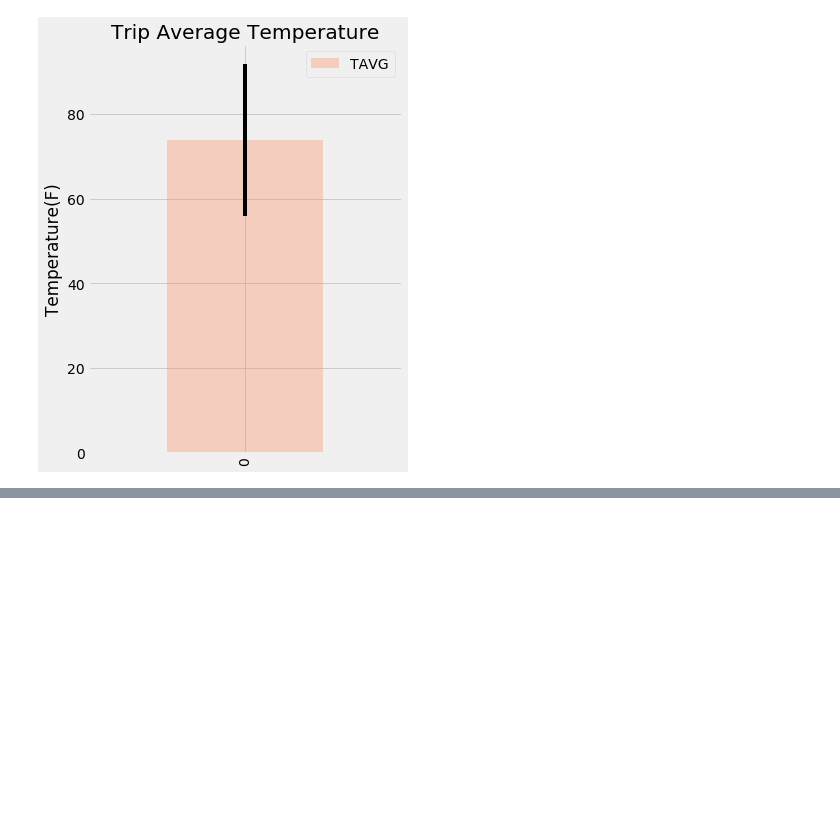
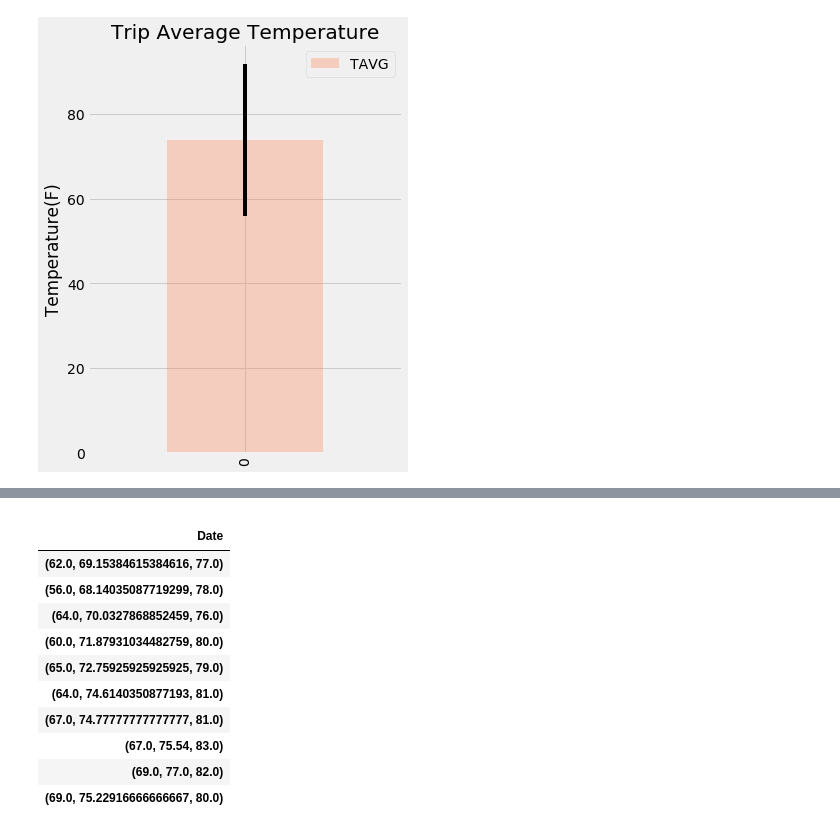
Before and after one commit to laurybenoit/SQLAlchemy-, a Jupyter notebook: climate_surf.ipynb, the cells around one changed output, grey strips where cells are left out. Cells and saved outputs as stored; diff of their text form; code cells hidden in the pictures; blank space fills up the shorter version.

```diff
--- a/climate_surf.ipynb
+++ b/climate_surf.ipynb
@@ -224,3 +224,21 @@ plt.ylabel("Temperature(F)")
 plt.savefig("Trip_avg_temp")
 # %% [output]
 [figure]
+# %%
+# Optional Bonus
+
+def daily_normals(date):
+    """Daily Normals.
+
+    Args:
+        date (str): A date string in the format '%m-%d'
+
+    Returns:
+        A list of tuples containing the daily normals, tmin, tavg, and tmax
+
+    """
+
+    sel = [func.min(Measurement.tobs), func.avg(Measurement.tobs), func.max(Measurement.tobs)]
+    return session.query(*sel).filter(func.strftime("%m-%d", Measurement.date) == date).all()
+
+daily_normals("01-01")
@@ -226,0 +247,4 @@ plt.savefig("Trip_avg_temp")
+# %%
+start_date = daily_normals("01-01"),daily_normals("02-01"),daily_normals("03-01"),daily_normals("04-01"),daily_normals("05-01"),daily_normals("06-01"),daily_normals("07-01"),daily_normals("08-01"),daily_normals("09-01"),daily_normals("10-01")
+list_date =list(start_date)
+list_date
@@ -226,0 +262,17 @@ plt.savefig("Trip_avg_temp")
+# %%
+list_date_df = pd.DataFrame(start_date, columns=["Date"])
+list_date_df.set_index('Date', inplace=True)
+list_date_df
+# %% [output]
+|  |
+| Date |
+| (62.0, 69.15384615384616, 77.0) |
+| (56.0, 68.14035087719299, 78.0) |
+| (64.0, 70.0327868852459, 76.0) |
+| (60.0, 71.87931034482759, 80.0) |
+| (65.0, 72.75925925925925, 79.0) |
+| (64.0, 74.6140350877193, 81.0) |
+| (67.0, 74.77777777777777, 81.0) |
+| (67.0, 75.54, 83.0) |
+| (69.0, 77.0, 82.0) |
+| (69.0, 75.22916666666667, 80.0) |
```
Also changed, not shown: parts of 2 cells of this notebook, 2 other files.
